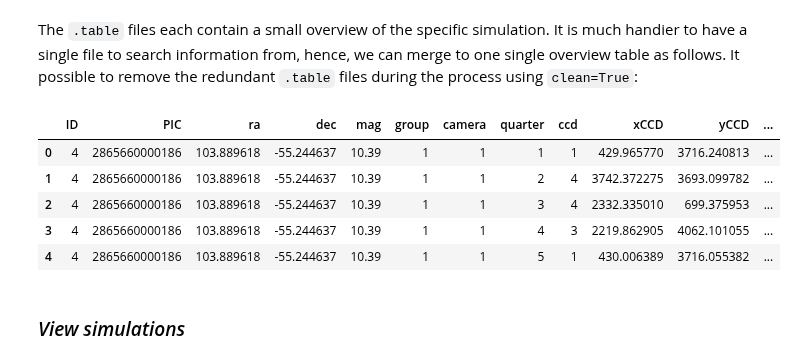
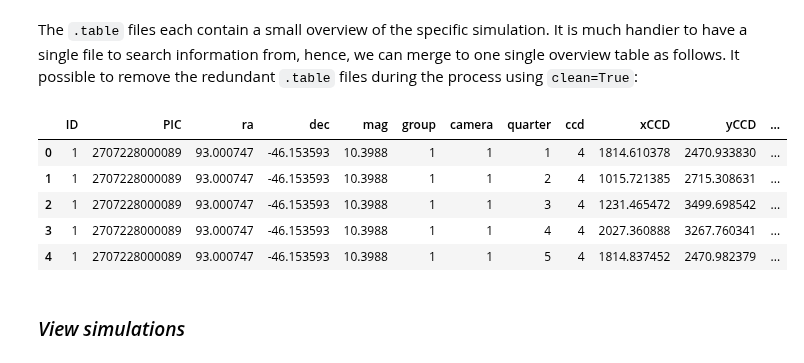
Before and after one commit to ivs-kuleuven/platosim3, a Jupyter notebook: docs/technicalnotes/PLATO-CS/QuickLookForSimulations.ipynb, the cells around one changed output. Cells and saved outputs as stored; diff of their text form; code cells hidden in the pictures.

```diff
--- a/docs/technicalnotes/PLATO-CS/QuickLookForSimulations.ipynb
+++ b/docs/technicalnotes/PLATO-CS/QuickLookForSimulations.ipynb
@@ -115,5 +103,12 @@ df.head()
 ## Multi mode
 ---
 # %%
+# path = '/lhome/nicholas/software/workdir/cs-binary/tests/test1/output'
+
+# path = '/lhome/nicholas/software/workdir/cs-planet/tests/test2/output/000000001'
+
+# path = '/lhome/nicholas/software/workdir/cs-exomoon/test/test0/output'
+path = '/lhome/nicholas/software/workdir/cs-exomoon/test/test1_wotan/output/000000001'
+
 # In multi mode we parse the entire directory of files
 lcs = LightCurve(path, mode="multi")
@@ -143,15 +140,15 @@ lc.data().head()
 # %% [markdown]
 The `.table` files each contain a small overview of the specific simulation. It is much handier to have a single file to search information from, hence, we can merge to one single overview table as follows. It possible to remove the redundant `.table` files during the process using `clean=True`:
 # %%
-df = lcs.stat_sim_table(ofile=f'{path}/overview_table.ftr', clean=True)
+df = lcs.stat_sim_table(ofile=f'{path}/lc_final_000000001.tab', clean=True)
 df.head()
 # %% [output]
 |  | ID | PIC | ra | dec | mag | group | camera | quarter | ccd | xCCD | yCCD | ... |
-| 0 | 4 | 2865660000186 | 103.889618 | -55.244637 | 10.39 | 1 | 1 | 1 | 1 | 429.965770 | 3716.240813 | ... |
-| 1 | 4 | 2865660000186 | 103.889618 | -55.244637 | 10.39 | 1 | 1 | 2 | 4 | 3742.372275 | 3693.099782 | ... |
-| 2 | 4 | 2865660000186 | 103.889618 | -55.244637 | 10.39 | 1 | 1 | 3 | 4 | 2332.335010 | 699.375953 | ... |
-| 3 | 4 | 2865660000186 | 103.889618 | -55.244637 | 10.39 | 1 | 1 | 4 | 3 | 2219.862905 | 4062.101055 | ... |
-| 4 | 4 | 2865660000186 | 103.889618 | -55.244637 | 10.39 | 1 | 1 | 5 | 1 | 430.006389 | 3716.055382 | ... |
+| 0 | 1 | 2707228000089 | 93.000747 | -46.153593 | 10.3988 | 1 | 1 | 1 | 4 | 1814.610378 | 2470.933830 | ... |
+| 1 | 1 | 2707228000089 | 93.000747 | -46.153593 | 10.3988 | 1 | 1 | 2 | 4 | 1015.721385 | 2715.308631 | ... |
+| 2 | 1 | 2707228000089 | 93.000747 | -46.153593 | 10.3988 | 1 | 1 | 3 | 4 | 1231.465472 | 3499.698542 | ... |
+| 3 | 1 | 2707228000089 | 93.000747 | -46.153593 | 10.3988 | 1 | 1 | 4 | 4 | 2027.360888 | 3267.760341 | ... |
+| 4 | 1 | 2707228000089 | 93.000747 | -46.153593 | 10.3988 | 1 | 1 | 5 | 4 | 1814.837452 | 2470.982379 | ... |
 # %% [markdown]
 ### *View simulations*
 # %%
```
Also changed, not shown: parts of 19 cells of this notebook, 7 other files.
